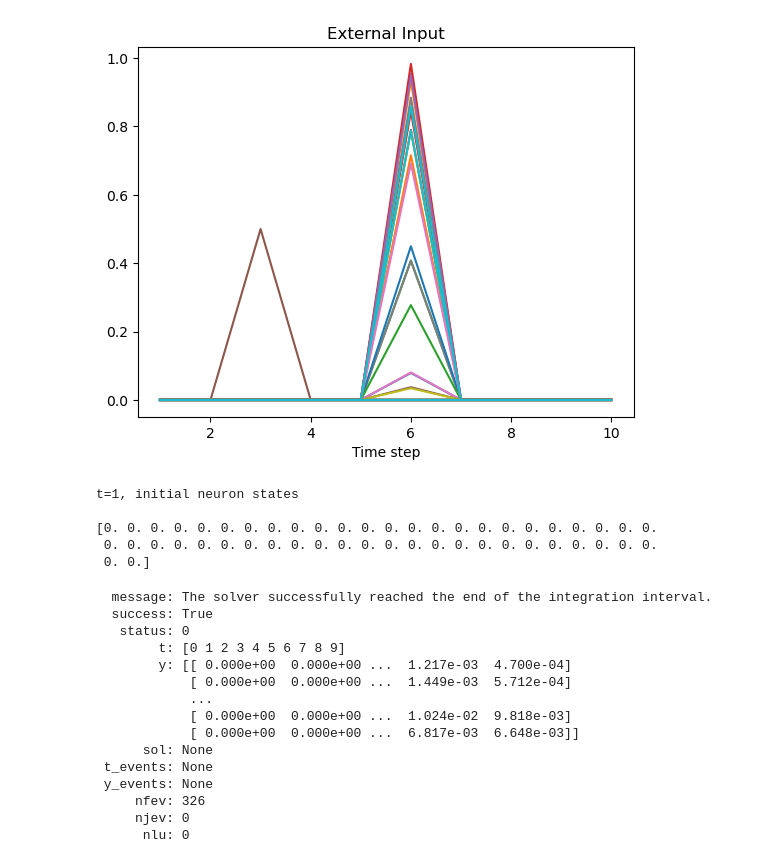
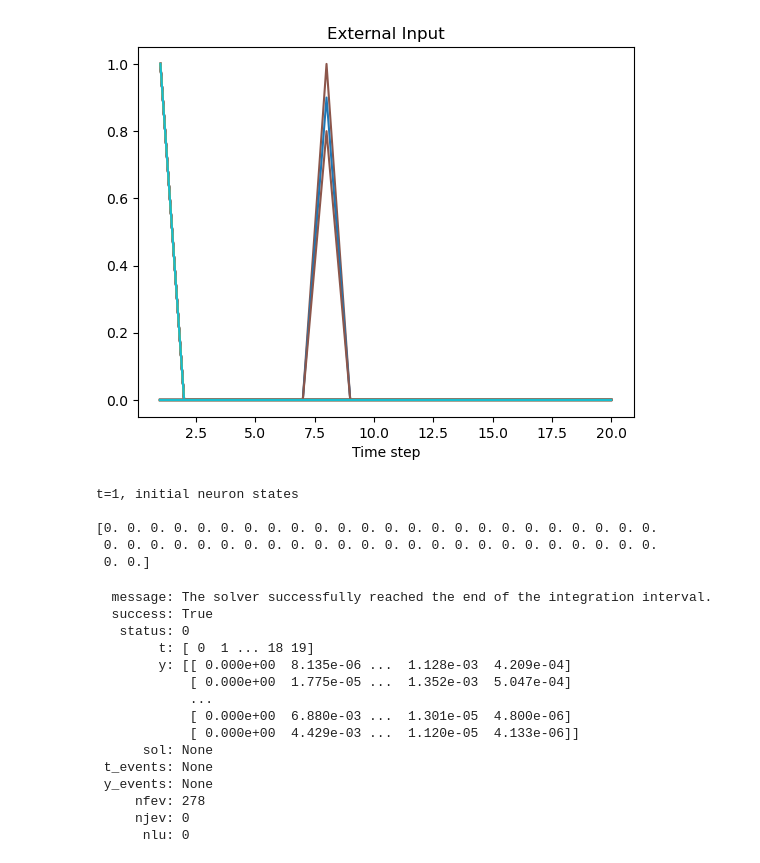
Before and after one commit to michealrm/Trappenberg_CAAN, a Jupyter notebook: caan_simulation.ipynb, the cells around one changed output. Drawn from its saved outputs; the diff is of its cells as text; code cells hidden in the pictures.

```diff
--- a/caan_simulation.ipynb
+++ b/caan_simulation.ipynb
@@ -6,6 +8,6 @@ import scipy as sp
 # %%
 num_nodes = 50
-num_time_steps = 10
+num_time_steps = 20
 
 w = np.zeros((num_nodes, num_nodes))
 width = 0.2
@@ -13,6 +15,7 @@ for r in range(1, num_nodes + 1):
     for c in range(1, num_nodes + 1):
         w[r - 1][c - 1] = math.exp(-math.pow(r - c, 2) / 2 * math.pow(width, 2))
 
+plt.figure(figsize=(12, 6))
+plt.title("Weights with Gaussian Kernel")
 plt.plot(np.arange(num_nodes), w);
-plt.title("Weights with Gaussian Kernel")
 # %% [output]
@@ -21,12 +23,16 @@ Text(0.5, 1.0, 'Weights with Gaussian Kernel')
 # %%
 external_input = np.zeros((num_nodes, num_time_steps))
-external_input[5, 2] = 0.5
-external_input[20:40, 5] = np.random.default_rng().random(20)
+external_input[5, 7] = 1
+external_input[10, 7] = 0.9
+external_input[45, 7] = 0.8
+# external_input[20:40, 0] = np.random.default_rng().random(20)
+external_input[20:40, 0] = np.ones(20)
+
 plt.title("External Input")
 plt.xlabel("Time step")
-plt.plot(np.arange(1, 11), np.transpose(external_input));
+plt.plot(np.arange(1, num_time_steps + 1), np.transpose(external_input));
 # %% [output]
-[figure, old version]
+[figure, new version]
 # %%
 # activity rate per neuron for t timesteps
 U = np.zeros((num_nodes, num_time_steps))
@@ -55,16 +61,16 @@ print(solution)
   message: The solver successfully reached the end of the integration interval.
   success: True
    status: 0
-        t: [0 1 2 3 4 5 6 7 8 9]
-        y: [[ 0.000e+00  0.000e+00 ...  1.217e-03  4.700e-04]
-            [ 0.000e+00  0.000e+00 ...  1.449e-03  5.712e-04]
+        t: [ 0  1 ... 18 19]
+        y: [[ 0.000e+00  8.135e-06 ...  1.128e-03  4.209e-04]
+            [ 0.000e+00  1.775e-05 ...  1.352e-03  5.047e-04]
             ...
-            [ 0.000e+00  0.000e+00 ...  1.024e-02  9.818e-03]
-            [ 0.000e+00  0.000e+00 ...  6.817e-03  6.648e-03]]
+            [ 0.000e+00  6.880e-03 ...  1.301e-05  4.800e-06]
+            [ 0.000e+00  4.429e-03 ...  1.120e-05  4.133e-06]]
       sol: None
  t_events: None
  y_events: None
-     nfev: 326
+     nfev: 278
      njev: 0
       nlu: 0
 # %%
```
Also changed, not shown: parts of 5 cells of this notebook.
